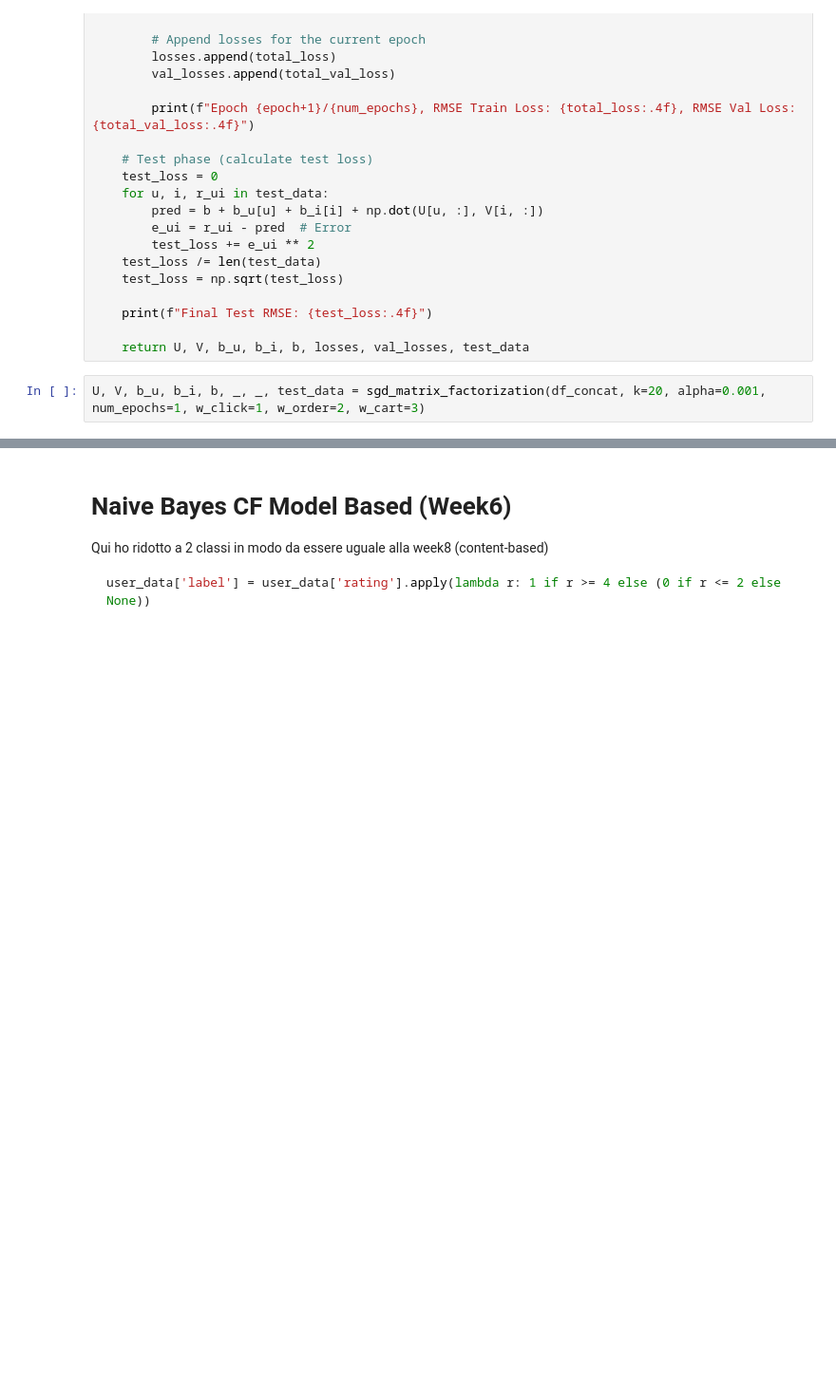
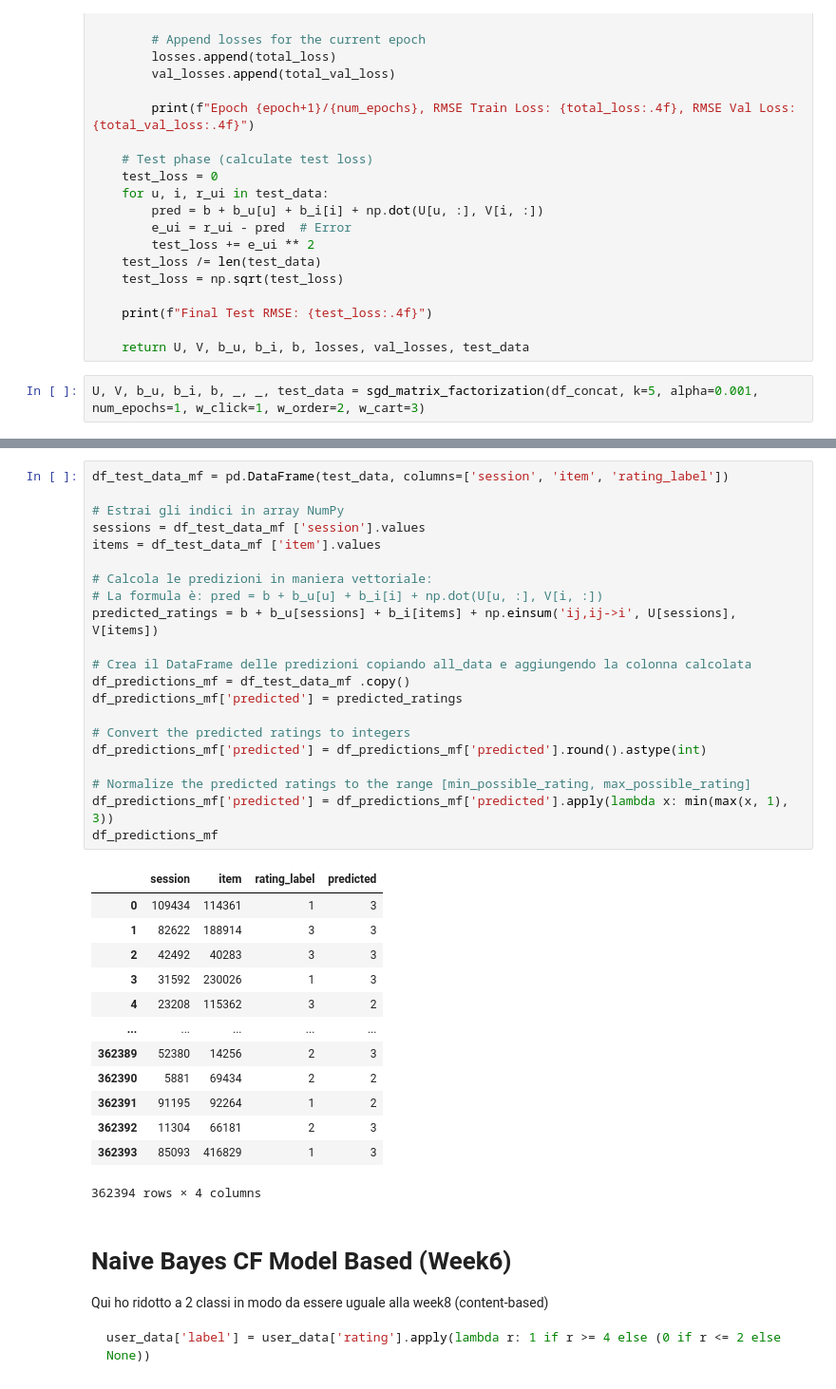
Before and after one commit to EliaTosin/DataAnaCla25, a Jupyter notebook: flipped_9/evaluation_rec_sys.ipynb, the cells around one changed output, grey strips where cells are left out. Shown at 95% size. Saved outputs shown, nothing was run; the diff lists cells and outputs as text; blank space fills up the shorter version.

```diff
--- a/flipped_9/evaluation_rec_sys.ipynb
+++ b/flipped_9/evaluation_rec_sys.ipynb
@@ -191,6 +190,6 @@ def sgd_matrix_factorization(df, k=10, alpha=0.01, lambda_reg=0.1, num_epochs=20
 
     return U, V, b_u, b_i, b, losses, val_losses, test_data
 # %%
-U, V, b_u, b_i, b, _, _, test_data = sgd_matrix_factorization(df_concat, k=20, alpha=0.001, num_epochs=1, w_click=1, w_order=2, w_cart=3)
+U, V, b_u, b_i, b, _, _, test_data = sgd_matrix_factorization(df_concat, k=5, alpha=0.001, num_epochs=1, w_click=1, w_order=2, w_cart=3)
 # %% [output]
 Datasets created! Starting training...
@@ -199,3 +198,38 @@ Final Test RMSE: 4.3113
+# %%
+df_test_data_mf = pd.DataFrame(test_data, columns=['session', 'item', 'rating_label'])
+
+# Estrai gli indici in array NumPy
+sessions = df_test_data_mf ['session'].values
+items = df_test_data_mf ['item'].values
+
+# Calcola le predizioni in maniera vettoriale:
+# La formula è: pred = b + b_u[u] + b_i[i] + np.dot(U[u, :], V[i, :])
+predicted_ratings = b + b_u[sessions] + b_i[items] + np.einsum('ij,ij->i', U[sessions], V[items])
+
+# Crea il DataFrame delle predizioni copiando all_data e aggiungendo la colonna calcolata
+df_predictions_mf = df_test_data_mf .copy()
+df_predictions_mf['predicted'] = predicted_ratings
+
+# Convert the predicted ratings to integers
+df_predictions_mf['predicted'] = df_predictions_mf['predicted'].round().astype(int)
+
+# Normalize the predicted ratings to the range [min_possible_rating, max_possible_rating]
+df_predictions_mf['predicted'] = df_predictions_mf['predicted'].apply(lambda x: min(max(x, 1), 3))
+df_predictions_mf
+# %% [output]
+|  | session | item | rating_label | predicted |
+| 0 | 109434 | 114361 | 1 | 3 |
+| 1 | 82622 | 188914 | 3 | 3 |
+| 2 | 42492 | 40283 | 3 | 3 |
+| 3 | 31592 | 230026 | 1 | 3 |
+| 4 | 23208 | 115362 | 3 | 2 |
+| ... | ... | ... | ... | ... |
+| 362389 | 52380 | 14256 | 2 | 3 |
+| 362390 | 5881 | 69434 | 2 | 2 |
+| 362391 | 91195 | 92264 | 1 | 2 |
+| 362392 | 11304 | 66181 | 2 | 3 |
+| 362393 | 85093 | 416829 | 1 | 3 |
+362394 rows × 4 columns
 # %% [markdown]
 # Naive Bayes CF Model Based (Week6)
 
```
Also changed, not shown: parts of 19 cells of this notebook.
